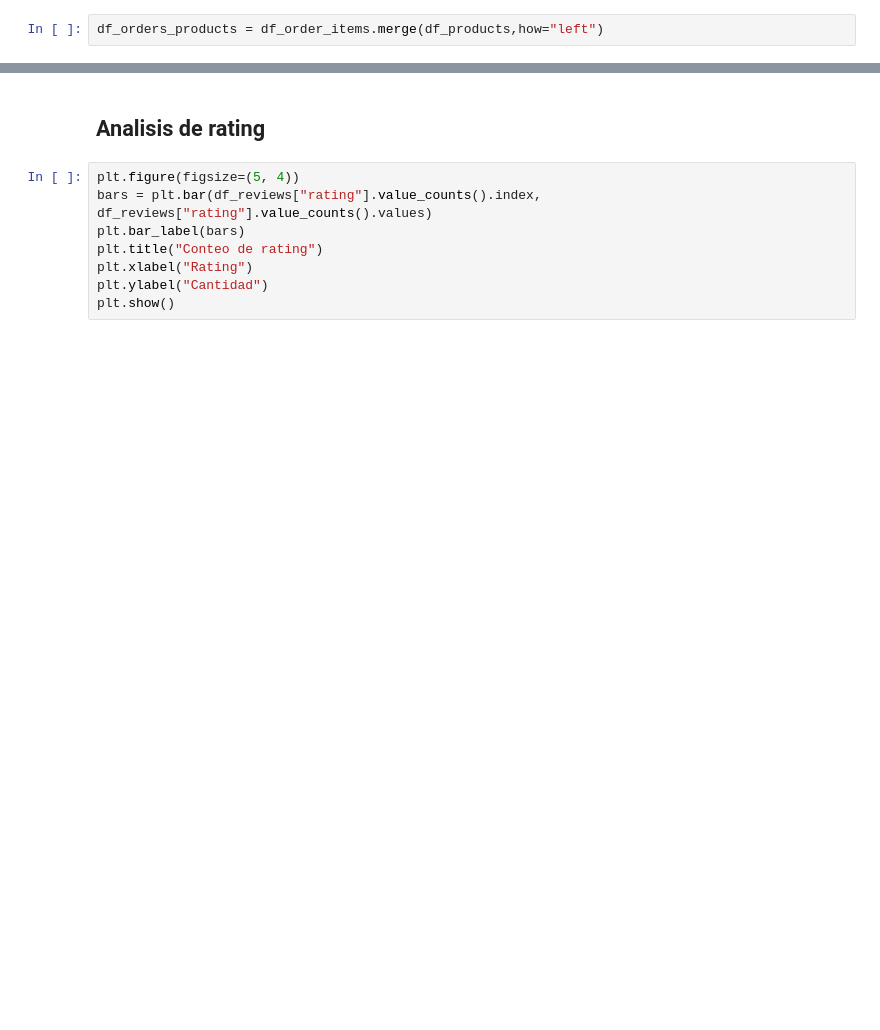
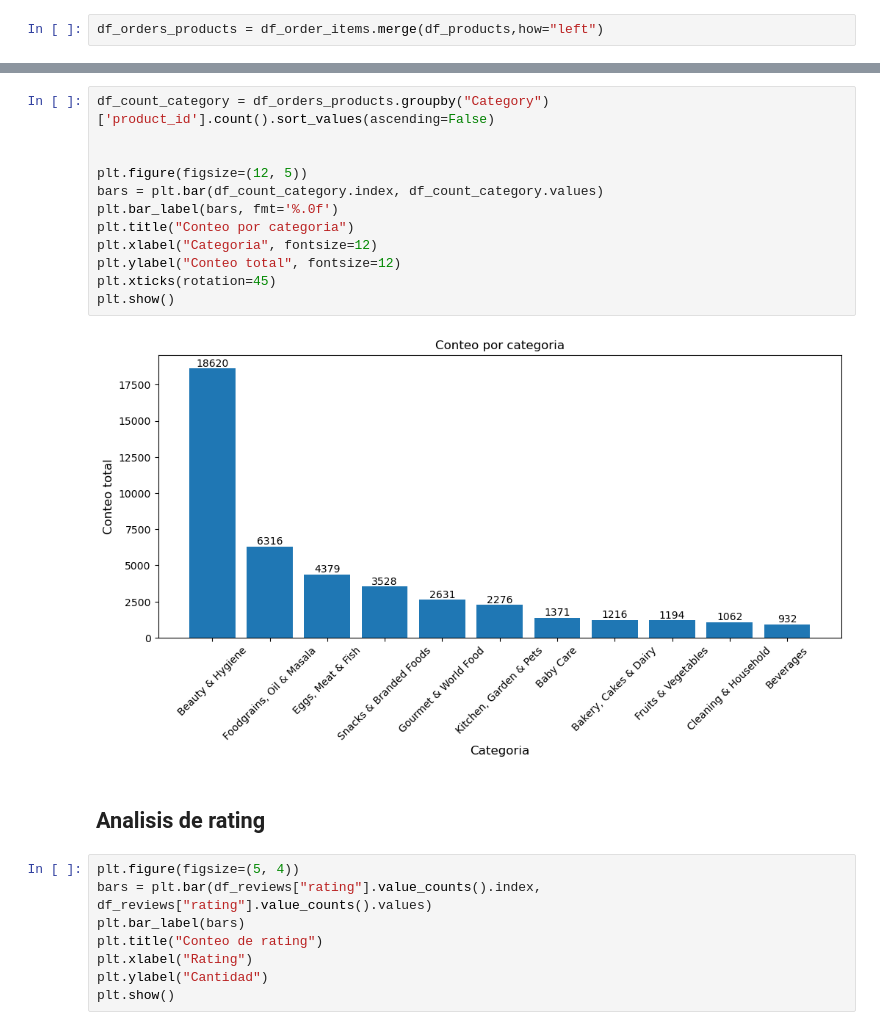
Before and after one commit to IvanFM888/PF-Quantum_Insights, a Jupyter notebook: EDA.ipynb, the cells around one changed output, grey strips where cells are left out. Cells and saved outputs as stored; diff of their text form; blank space fills up the shorter version.

```diff
--- a/EDA.ipynb
+++ b/EDA.ipynb
@@ -352,3 +377,17 @@ plt.show()
+# %%
+df_count_category = df_orders_products.groupby("Category")['product_id'].count().sort_values(ascending=False)
+
+
+plt.figure(figsize=(12, 5))
+bars = plt.bar(df_count_category.index, df_count_category.values)
+plt.bar_label(bars, fmt='%.0f')
+plt.title("Conteo por categoria")
+plt.xlabel("Categoria", fontsize=12)
+plt.ylabel("Conteo total", fontsize=12)
+plt.xticks(rotation=45)
+plt.show()
+# %% [output]
+[figure, added]
 # %% [markdown]
 ## Analisis de rating
 # %%
```
Also changed, not shown: parts of 15 cells of this notebook.
